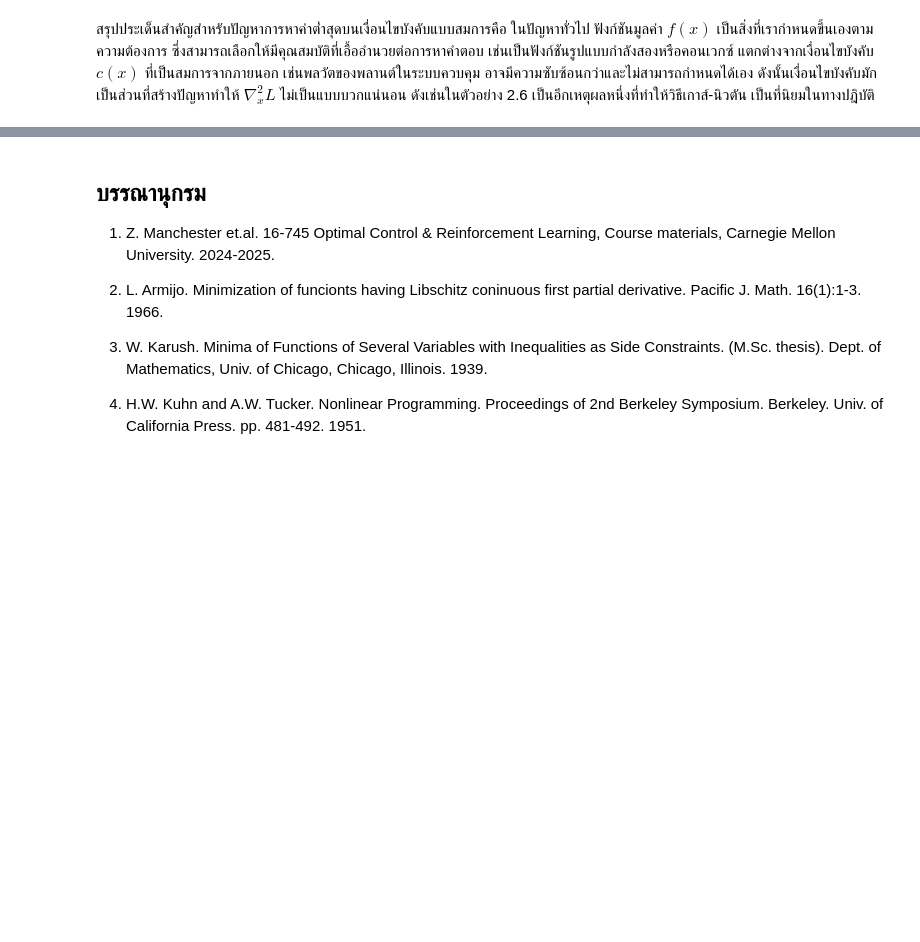
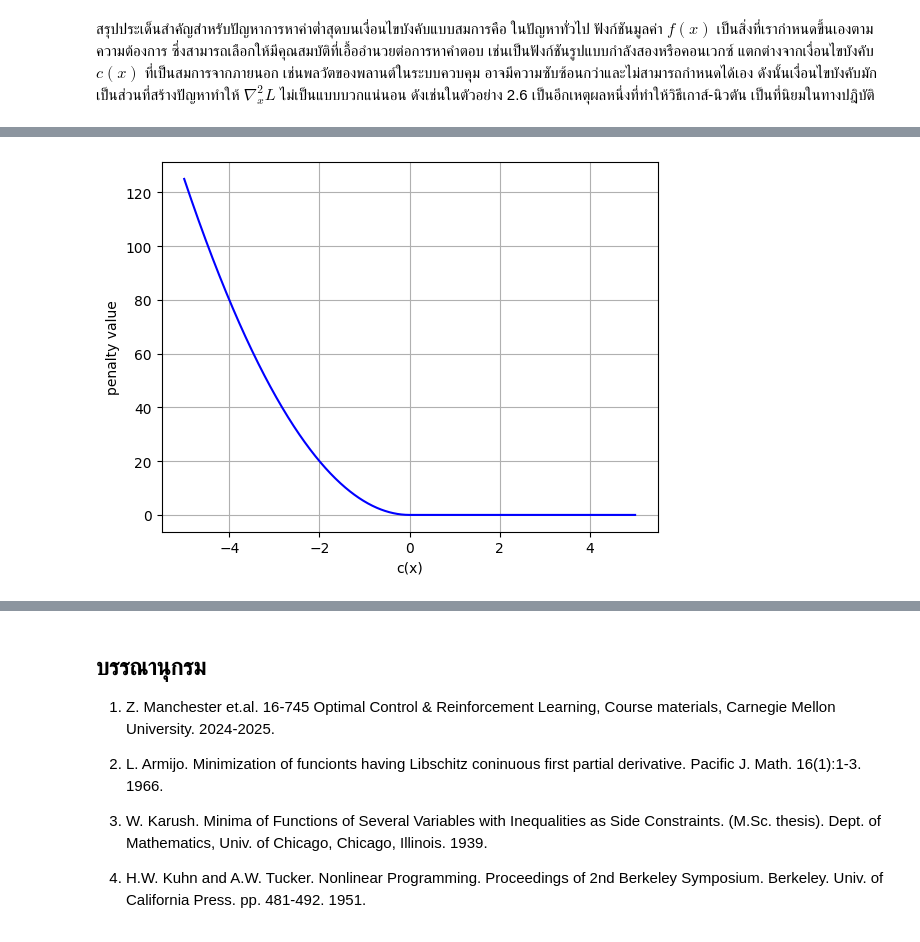
Before and after one commit to dewdotninja/ocrl, a Jupyter notebook: doc/notebooks/chapter2.ipynb, the cells around one changed output, grey strips where cells are left out. Saved outputs shown, nothing was run; the diff lists cells and outputs as text; code cells hidden in the pictures; blank space fills up the shorter version.

```diff
--- a/doc/notebooks/chapter2.ipynb
+++ b/doc/notebooks/chapter2.ipynb
@@ -983,0 +1012,15 @@ $$
+# %%
+import numpy as np
+import matplotlib.pyplot as plt
+rho = 10
+cx = np.linspace(-5, 5, 1000)
+fcx = np.zeros((cx.shape))
+for k in range(len(cx)):
+    fcx[k] = 0.5*rho*(np.minimum(0,cx[k]))**2
+plt.plot(cx,fcx,'b-')
+plt.xlabel('c(x)')
+plt.ylabel('penalty value')
+plt.grid(True)
+plt.show()
+# %% [output]
+[figure, added]
```
Also changed, not shown: parts of 5 cells of this notebook.
